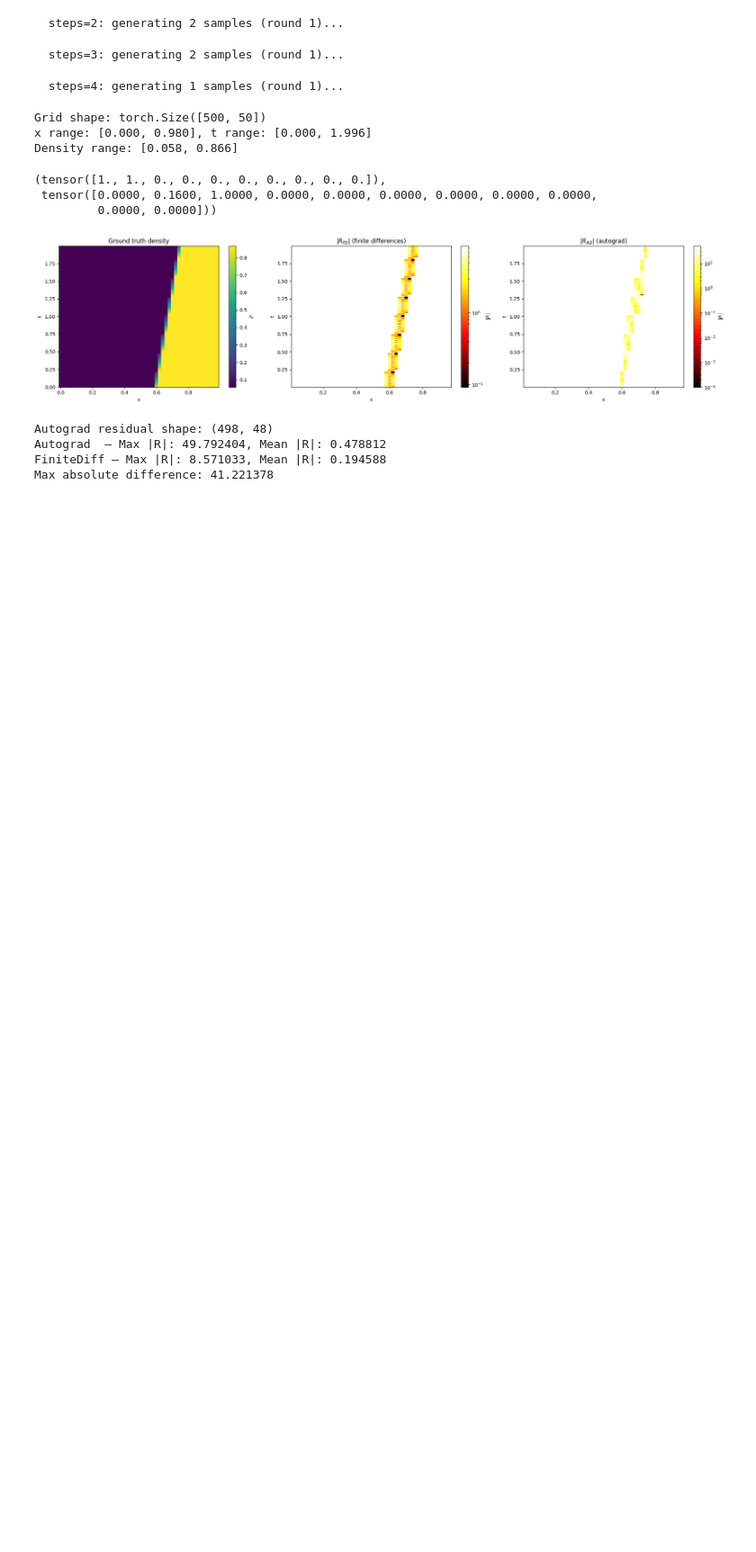
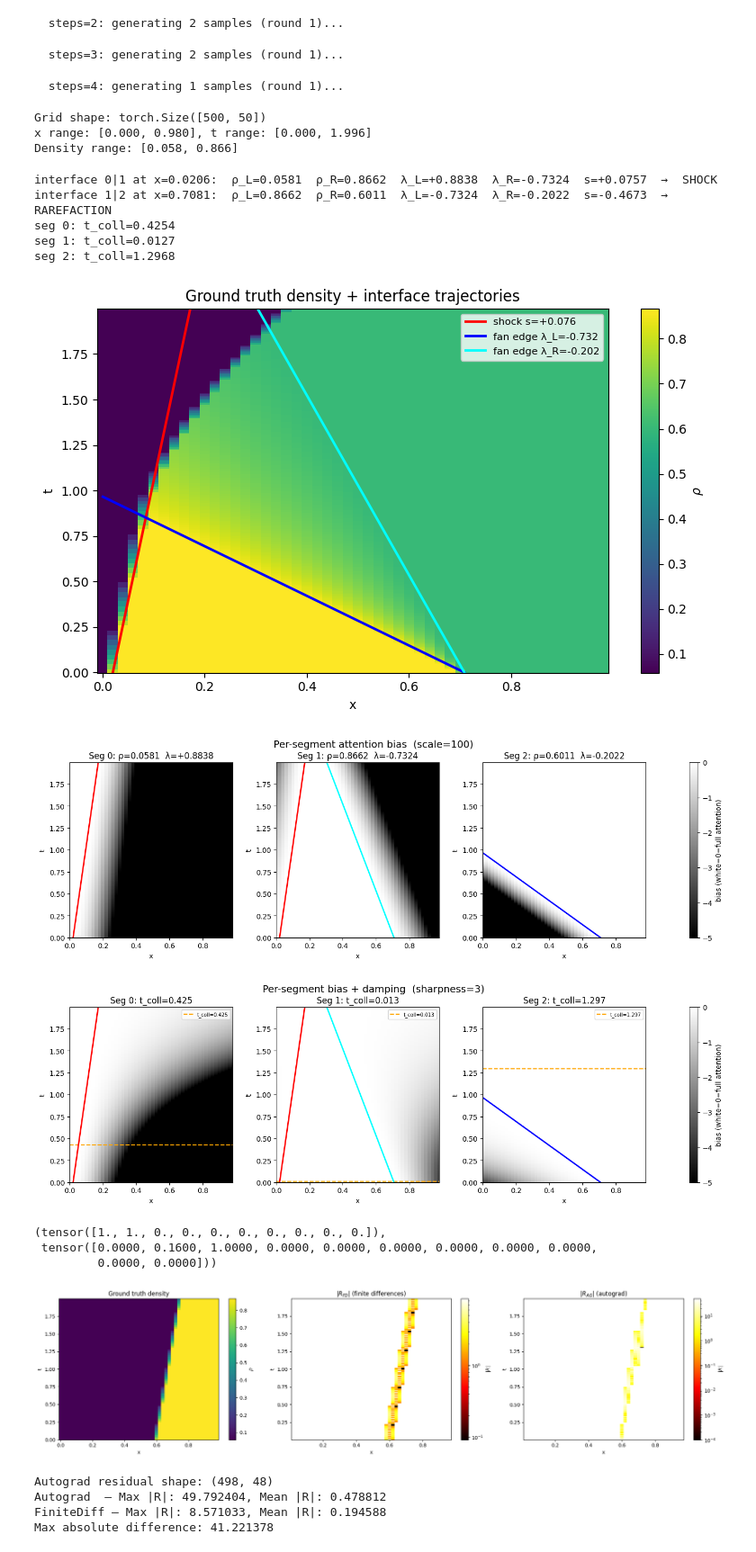
Before and after one commit to mchami02/saint-venant, a Jupyter notebook: wavefront_learning/notebooks/visualize_losses.ipynb, the cells around one changed output. Shown at 90% size. Saved outputs shown, nothing was run; the diff lists cells and outputs as text; code cells hidden in the pictures; blank space fills up the shorter version.

```diff
--- a/wavefront_learning/notebooks/visualize_losses.ipynb
+++ b/wavefront_learning/notebooks/visualize_losses.ipynb
@@ -78,10 +78,10 @@ TT, XX = torch.meshgrid(t_grid, x_grid, indexing="ij")
 query = (TT.unsqueeze(0), XX.unsqueeze(0))  # (1, nt, nx) each
 
 # ── Compute biases ──────────────────────────────────────────────────────────
-scale = 50.0
+scale = 100.0
 with torch.no_grad():
     bias = LWRBias(scale=scale, damping_sharpness=None)(ic_data, query).squeeze(0)
-    bias_damped = LWRBias(scale=scale, damping_sharpness=5.0)(ic_data, query).squeeze(0)
+    bias_damped = LWRBias(scale=scale, damping_sharpness=3.0)(ic_data, query).squeeze(0)
 # bias, bias_damped: (nt, nx, K_padded) — only first K slices are valid
 
 # ── Derive interface info for trajectory overlays ───────────────────────────
@@ -106,7 +106,7 @@ lam_t = torch.from_numpy(lam).unsqueeze(0).float()
 xs_t = ic_data["xs"][:, :K + 1].float()
 ks_t = ic_data["ks"][:, :K].float()
 t_coll = LWRBias._compute_collision_times(xs_t, ks_t, lam_t, K).squeeze(0).numpy()
-damping_sharpness = 5.0
+damping_sharpness = 3.0
 
 for k in range(K):
     print(f"seg {k}: t_coll={t_coll[k]:.4f}")
@@ -185,33 +185,42 @@ fig.suptitle(f"Per-segment attention bias  (scale={scale:.0f})", fontsize=14)
 plt.show()
 
 # ── Figure 3: per-segment bias + damping ────────────────────────────────────
 bias_d_np = bias_damped.numpy()
 
 fig3 = plt.figure(figsize=(5 * ncols + 1, 4.5 * nrows))
 gs3 = gridspec.GridSpec(nrows, ncols + 1, figure=fig3,
                         width_ratios=[1] * ncols + [0.05],
                         wspace=0.35, hspace=0.35)
 
 for k in range(K):
     r, c = divmod(k, ncols)
     ax = fig3.add_subplot(gs3[r, c])
     im = ax.pcolormesh(x_arr, t_arr, bias_d_np[:, :, k],
                        shading="auto", cmap="gray",
                        vmin=vmin_all, vmax=vmax_all)
     if t_coll[k] <= t_max:
         ax.axhline(t_coll[k], color="orange", lw=1.5, ls="--",
                    label=f"t_coll={t_coll[k]:.3f}")
     _overlay_boundaries(ax, k)
     ax.set_xlim(0, x_max); ax.set_ylim(0, t_max)
     ax.set_xlabel("x"); ax.set_ylabel("t")
     ax.set_title(f"Seg {k}: t_coll={t_coll[k]:.3f}")
     ax.legend(loc="upper right", fontsize=7)
 
 cbar_ax3 = fig3.add_subplot(gs3[:, -1])
 fig3.colorbar(im, cax=cbar_ax3, label="bias (white=0=full attention)")
 fig3.suptitle(f"Per-segment bias + damping  (sharpness={damping_sharpness:.0f})",
               fontsize=14)
 plt.show()
+# %% [output]
+interface 0|1 at x=0.0206:  ρ_L=0.0581  ρ_R=0.8662  λ_L=+0.8838  λ_R=-0.7324  s=+0.0757  →  SHOCK
+interface 1|2 at x=0.7081:  ρ_L=0.8662  ρ_R=0.6011  λ_L=-0.7324  λ_R=-0.2022  s=-0.4673  →  RAREFACTION
+seg 0: t_coll=0.4254
+seg 1: t_coll=0.0127
+seg 2: t_coll=1.2968
+[figure, added]
+[figure, added]
+[figure, added]
 # %%
 mask_t, xs_t
 # %% [output]
```
Also changed, not shown: 1 other file.
